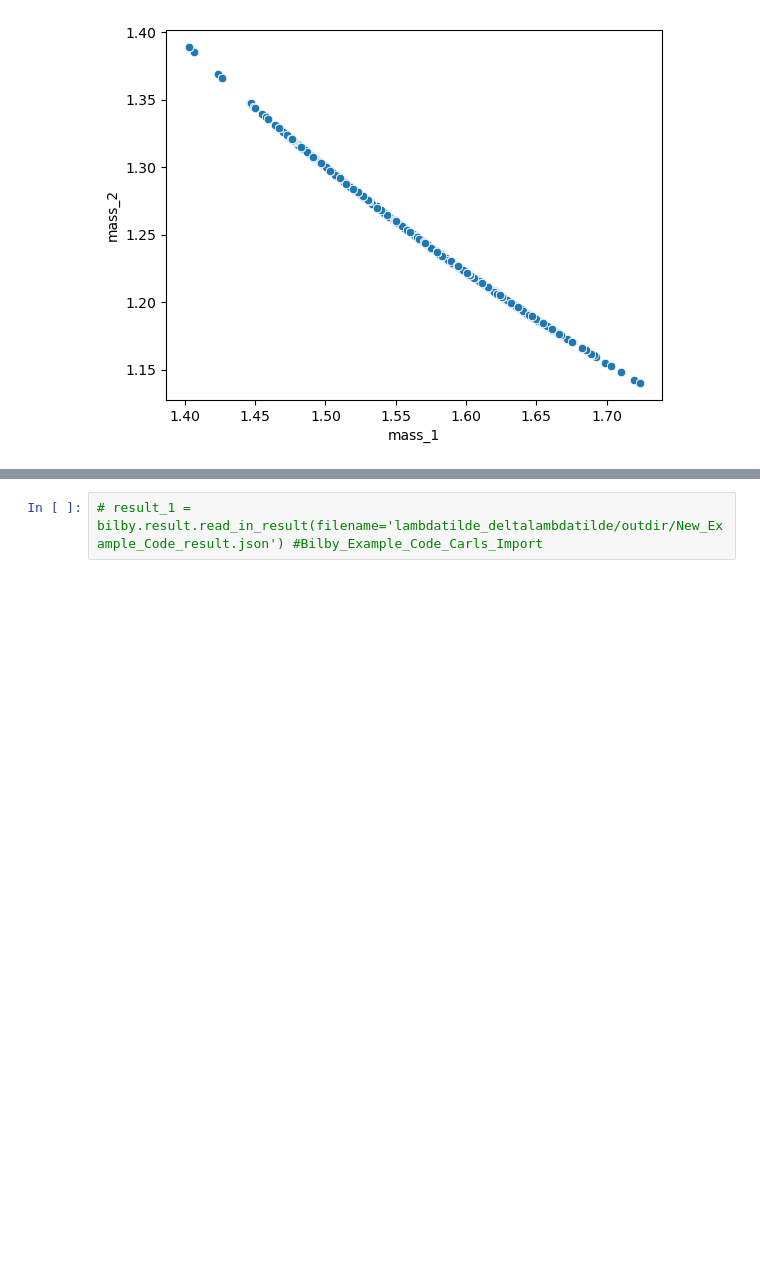
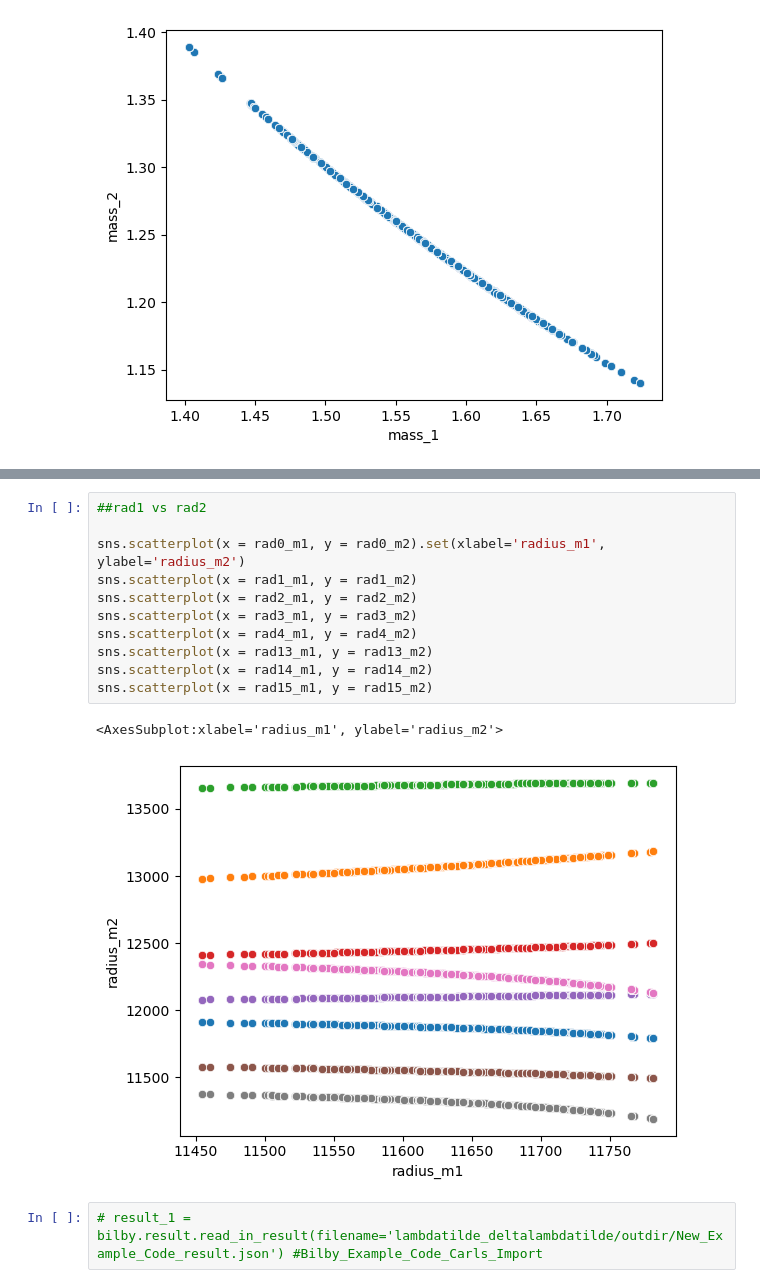
Before and after one commit to daniellmarc/Binary_Love, a Jupyter notebook: Test_extract_EOS.ipynb, the cells around one changed output, grey strips where cells are left out. Drawn from its saved outputs; the diff is of its cells as text; blank space fills up the shorter version.

```diff
--- a/Test_extract_EOS.ipynb
+++ b/Test_extract_EOS.ipynb
@@ -353,3 +366,17 @@ sns.scatterplot( x=results.posterior['mass_1'], y=results.posterior['mass_2'])
+# %%
+##rad1 vs rad2
+
+sns.scatterplot(x = rad0_m1, y = rad0_m2).set(xlabel='radius_m1', ylabel='radius_m2')
+sns.scatterplot(x = rad1_m1, y = rad1_m2)
+sns.scatterplot(x = rad2_m1, y = rad2_m2)
+sns.scatterplot(x = rad3_m1, y = rad3_m2)
+sns.scatterplot(x = rad4_m1, y = rad4_m2)
+sns.scatterplot(x = rad13_m1, y = rad13_m2)
+sns.scatterplot(x = rad14_m1, y = rad14_m2)
+sns.scatterplot(x = rad15_m1, y = rad15_m2)
+# %% [output]
+<AxesSubplot:xlabel='radius_m1', ylabel='radius_m2'>
+[figure, added]
 # %%
 # result_1 = bilby.result.read_in_result(filename='lambdatilde_deltalambdatilde/outdir/New_Example_Code_result.json') #Bilby_Example_Code_Carls_Import
 # %%
```
Also changed, not shown: parts of 1 cell of this notebook.
